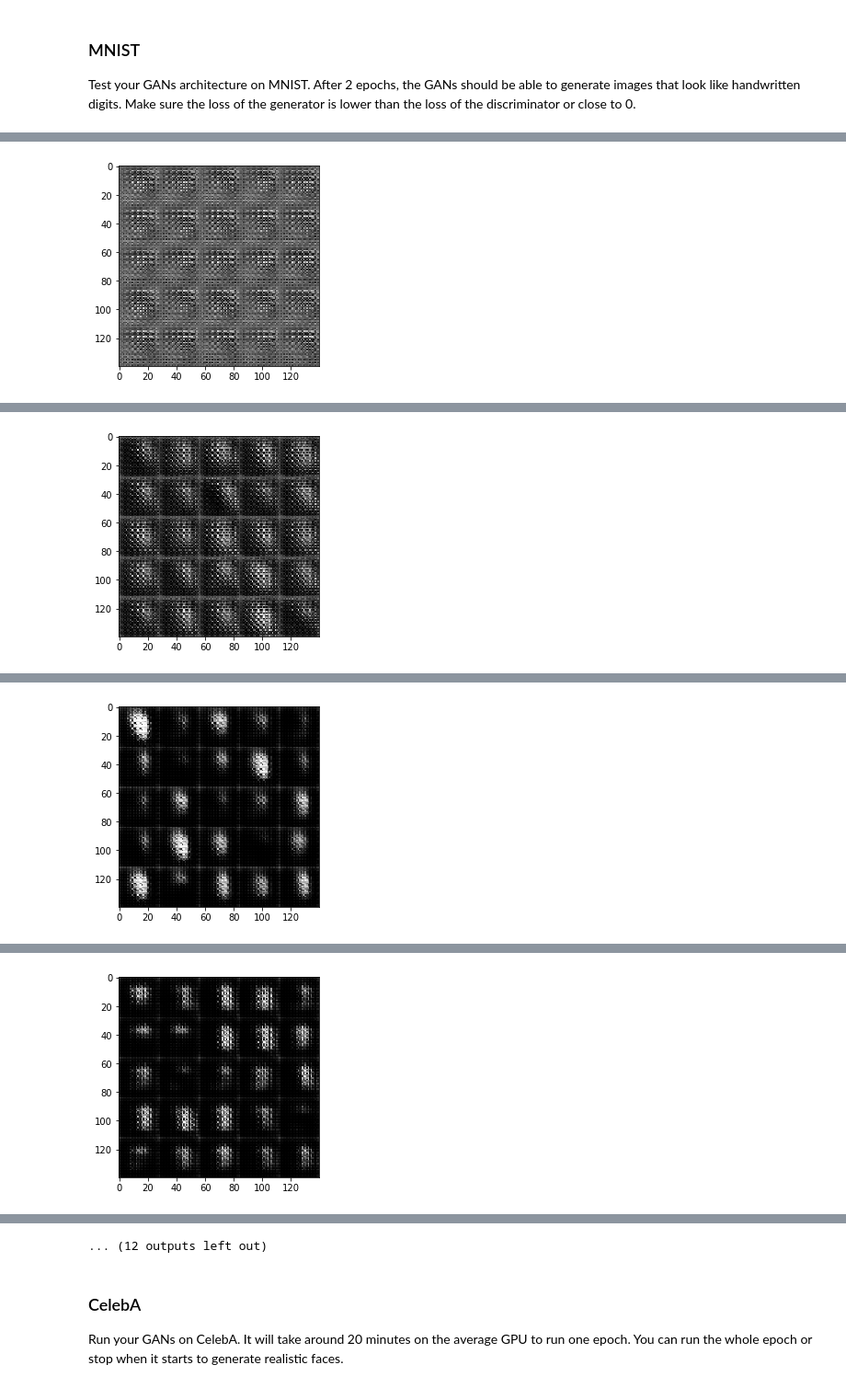
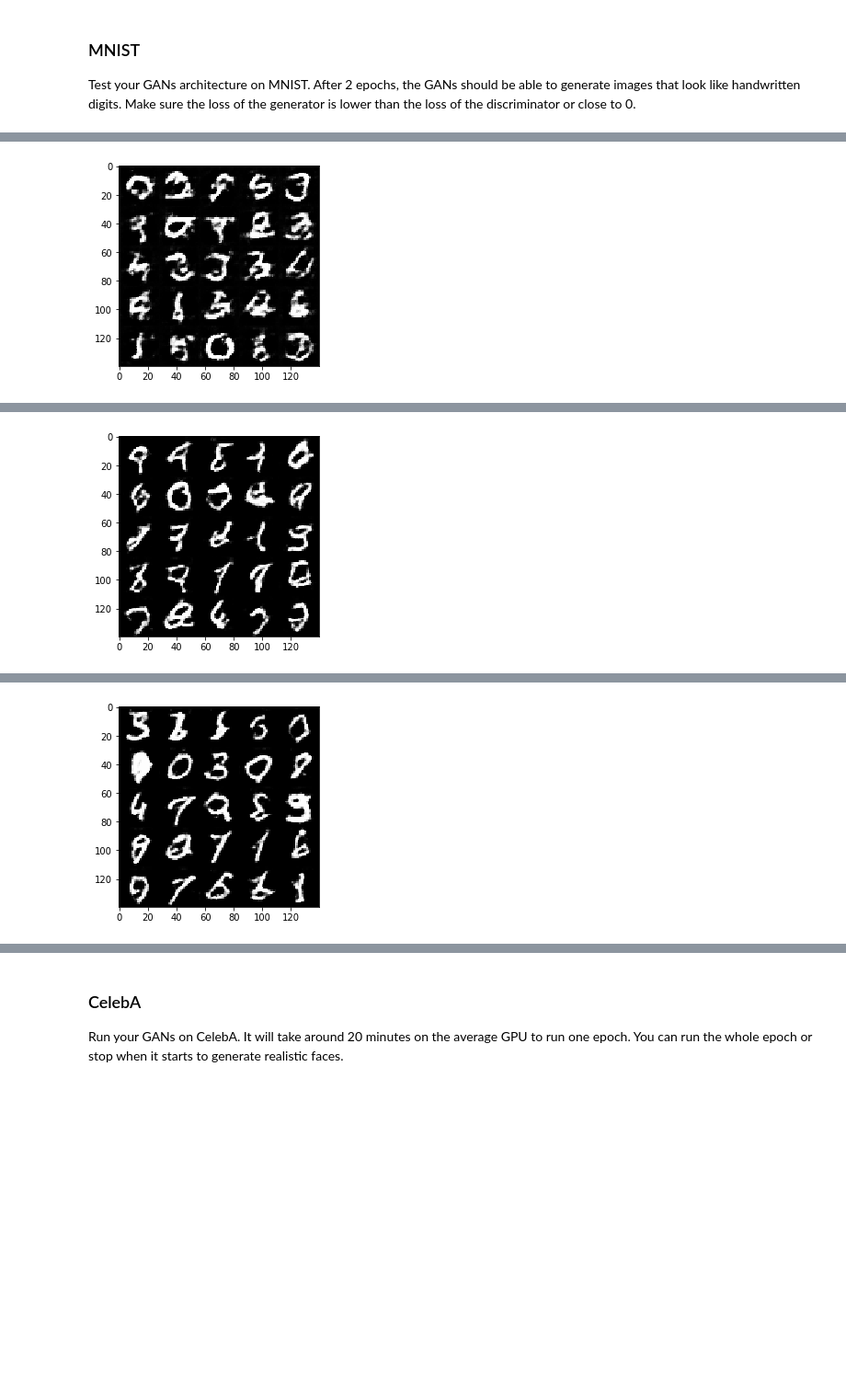
Before and after one commit to JamesFCoffey/face_generation, a Jupyter notebook: dlnd_face_generation.ipynb, the cells around one changed output, grey strips where cells are left out. Shown at 92% size. Saved outputs shown, nothing was run; the diff lists cells and outputs as text; code cells hidden in the pictures; blank space fills up the shorter version.

```diff
--- a/dlnd_face_generation.ipynb
+++ b/dlnd_face_generation.ipynb
@@ -143,16 +144,19 @@ def discriminator(images, reuse=False):
     # TODO: Implement Function
     with tf.variable_scope('discriminator', reuse=reuse):
         # Input layer is 28x28xchannels
-        x1 = tf.layers.conv2d(images, 64, 5, strides=2, padding='same')
+        x1 = tf.layers.conv2d(images, 64, 5, strides=2, padding='same',
+                                        kernel_initializer=tf.contrib.layers.xavier_initializer())
         relu1 = tf.maximum(0.2 * x1, x1)
         # 14x14x64
 
-        x2 = tf.layers.conv2d(relu1, 128, 5, strides=2, padding='same')
+        x2 = tf.layers.conv2d(relu1, 128, 5, strides=2, padding='same',
+                                        kernel_initializer=tf.contrib.layers.xavier_initializer())
         bn2 = tf.layers.batch_normalization(x2, training=True)
         relu2 = tf.maximum(0.2 * bn2, bn2)
         # 7x7x128
 
-        x3 = tf.layers.conv2d(relu2, 256, 5, strides=2, padding='same')
+        x3 = tf.layers.conv2d(relu2, 256, 5, strides=2, padding='same',
+                                        kernel_initializer=tf.contrib.layers.xavier_initializer())
         bn3 = tf.layers.batch_normalization(x3, training=True)
         relu3 = tf.maximum(0.2 * bn3, bn3)
         # 4x4x256
@@ -193,18 +197,21 @@ def generator(z, out_channel_dim, is_train=True):
         x1 = tf.maximum(0.2 * x1, x1)
         # 4x4x512 now
 
-        x2 = tf.layers.conv2d_transpose(x1, 256, 4, strides=1, padding='valid')
+        x2 = tf.layers.conv2d_transpose(x1, 256, 4, strides=1, padding='valid',
+                                        kernel_initializer=tf.contrib.layers.xavier_initializer())
         x2 = tf.layers.batch_normalization(x2, training=is_train)
         x2 = tf.maximum(0.2 * x2, x2)
         # 7x7x256 now
 
-        x3 = tf.layers.conv2d_transpose(x2, 128, 5, strides=2, padding='same')
+        x3 = tf.layers.conv2d_transpose(x2, 128, 5, strides=2, padding='same',
+                                        kernel_initializer=tf.contrib.layers.xavier_initializer())
         x3 = tf.layers.batch_normalization(x3, training=is_train)
         x3 = tf.maximum(0.2 * x3, x3)
         # 14x14x128 now
 
         # Output layer
-        logits = tf.layers.conv2d_transpose(x3, out_channel_dim, 5, strides=2, padding='same')
+        logits = tf.layers.conv2d_transpose(x3, out_channel_dim, 5, strides=2, padding='same',
+                                        kernel_initializer=tf.contrib.layers.xavier_initializer())
         # 28x28x3 now
 
         out = tf.tanh(logits)
@@ -237,8 +244,10 @@ def model_loss(input_real, input_z, out_channel_dim):
     d_model_real, d_logits_real = discriminator(input_real, reuse=False)
     d_model_fake, d_logits_fake = discriminator(g_model, reuse=True)
 
+    smooth = 0.1
+
     d_loss_real = tf.reduce_mean(
-        tf.nn.sigmoid_cross_entropy_with_logits(logits=d_logits_real, labels=tf.ones_like(d_model_real)))
+        tf.nn.sigmoid_cross_entropy_with_logits(logits=d_logits_real, labels = tf.ones_like(d_model_real) * (1 - smooth)))
     d_loss_fake = tf.reduce_mean(
         tf.nn.sigmoid_cross_entropy_with_logits(logits=d_logits_fake, labels=tf.zeros_like(d_model_fake)))
     g_loss = tf.reduce_mean(
@@ -339,7 +348,6 @@ def train(epoch_count, batch_size, z_dim, learning_rate, beta1, get_batches, dat
     :param data_shape: Shape of the data
     :param data_image_mode: The image mode to use for images ("RGB" or "L")
     """
-
     if data_image_mode == "RGB":
         image_channels = 3
     else:
@@ -369,7 +377,7 @@ def train(epoch_count, batch_size, z_dim, learning_rate, beta1, get_batches, dat
                 _ = sess.run(d_train_opt, feed_dict={input_real: batch_images, input_z: batch_z, learn_rate:learning_rate})
                 _ = sess.run(g_train_opt, feed_dict={input_real: batch_images, input_z: batch_z, learn_rate:learning_rate})
 
-                if steps % 10 == 0:
+                if steps % 1000 == 0:
                     # Get the losses and print them out
                     train_loss_d = d_loss.eval({input_real: batch_images, input_z: batch_z})
                     train_loss_g = g_loss.eval({input_z: batch_z})
@@ -383,9 +391,9 @@ def train(epoch_count, batch_size, z_dim, learning_rate, beta1, get_batches, dat
 ### MNIST
 Test your GANs architecture on MNIST.  After 2 epochs, the GANs should be able to generate images that look like handwritten digits.  Make sure the loss of the generator is lower than the loss of the discriminator or close to 0.
 # %%
-batch_size = 1000
+batch_size = 32
 z_dim = 128
-learning_rate = 0.001
+learning_rate = 0.0001
 beta1 = 0.4
 
 
@@ -403 +411 @@ Epoch 1/2... Discriminator Loss: 0.3920... Generator Loss: 20.8976
-[figure, old version]
+[figure, new version]
@@ -405 +413 @@ Epoch 1/2... Discriminator Loss: 0.0155... Generator Loss: 6.8675
-[figure, old version]
+[figure, new version]
@@ -407 +415 @@ Epoch 1/2... Discriminator Loss: 0.6060... Generator Loss: 1.3367
-[figure, old version]
+[figure, new version]
@@ -409 +415,0 @@ Epoch 1/2... Discriminator Loss: 0.1746... Generator Loss: 4.9847
-[figure, removed]
@@ -414,4 +416,3 @@ Epoch 1/2... Discriminator Loss: 0.6368... Generator Loss: 7.9195
-... (12 outputs left out)
 # %% [markdown]
 ### CelebA
 Run your GANs on CelebA.  It will take around 20 minutes on the average GPU to run one epoch.  You can run the whole epoch or stop when it starts to generate realistic faces.
```
Also changed, not shown: parts of 3 cells of this notebook, 1 other file.
